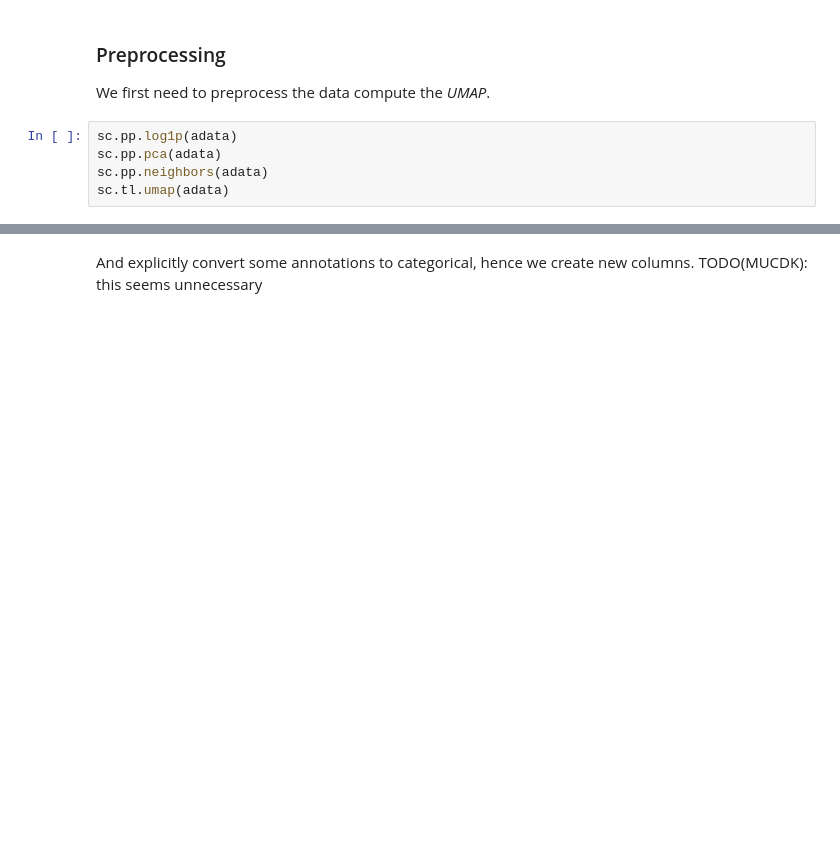
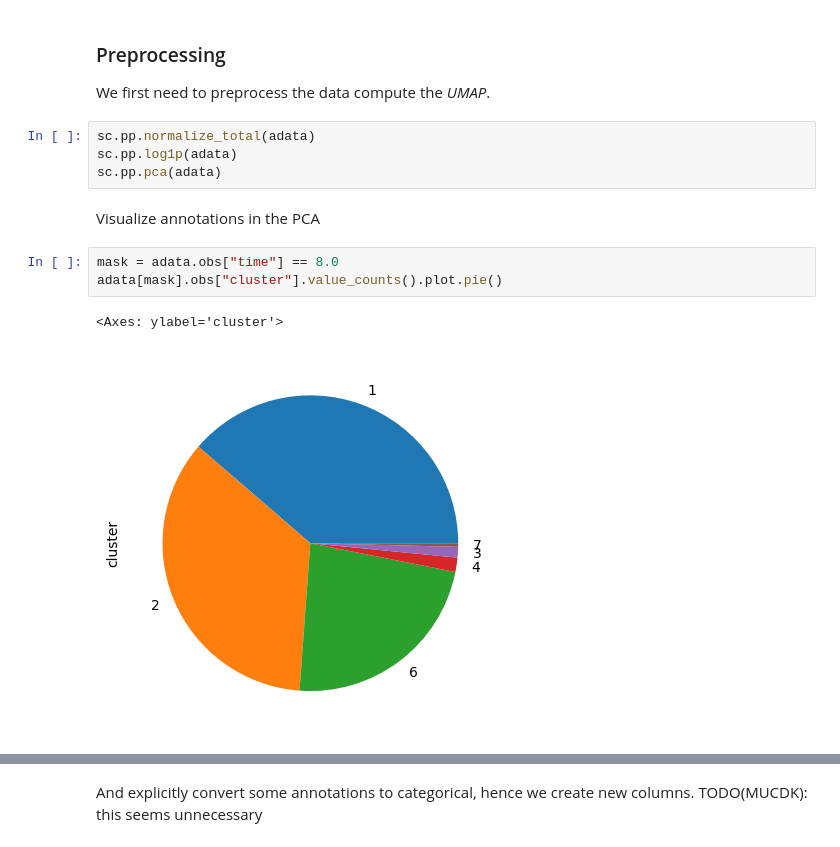
Before and after one commit to theislab/moscot_notebooks, a Jupyter notebook: tutorials/100_lineage.ipynb, the cells around one changed output, grey strips where cells are left out. Saved outputs shown, nothing was run; the diff lists cells and outputs as text; blank space fills up the shorter version.

```diff
--- a/tutorials/100_lineage.ipynb
+++ b/tutorials/100_lineage.ipynb
@@ -61,8 +82,15 @@ AnnData object with n_obs × n_vars = 8448 × 500
 ### Preprocessing
 
 We first need to preprocess the data compute the *UMAP*.
-# %%
-sc.pp.log1p(adata)
-sc.pp.pca(adata)
-sc.pp.neighbors(adata)
-sc.tl.umap(adata)
+# %%
+sc.pp.normalize_total(adata)
+sc.pp.log1p(adata)
+sc.pp.pca(adata)
+# %% [markdown]
+Visualize annotations in the PCA
+# %%
+mask = adata.obs["time"] == 8.0
+adata[mask].obs["cluster"].value_counts().plot.pie()
+# %% [output]
+<Axes: ylabel='cluster'>
+[figure, added]
```
Also changed, not shown: parts of 16 cells of this notebook, 1 other file.
